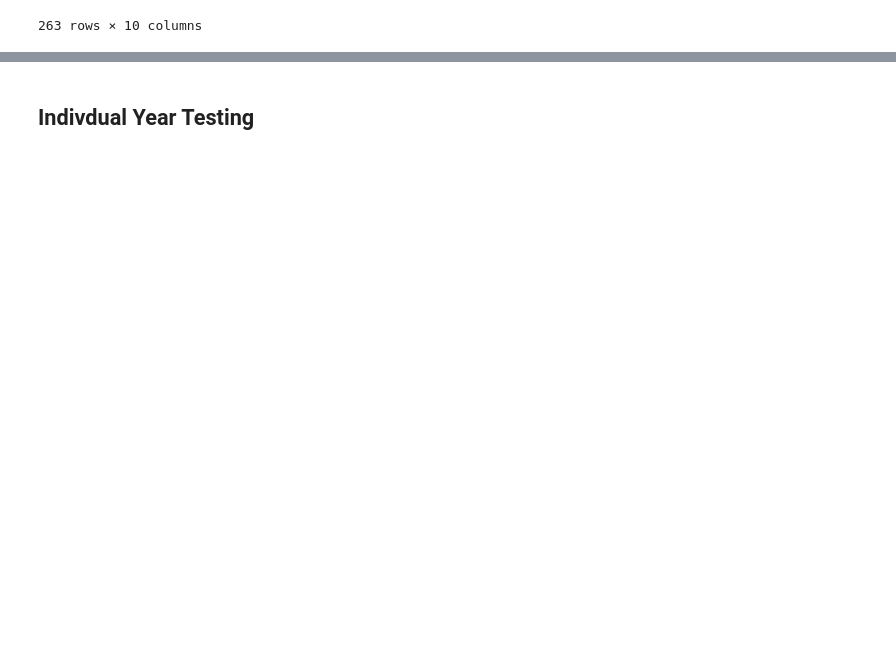
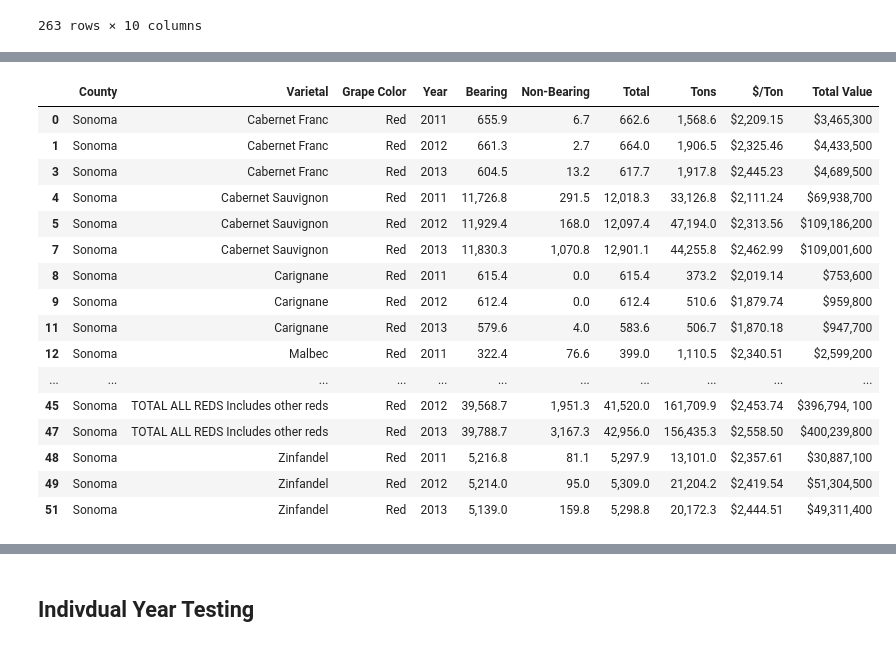
Before and after one commit to oscar6688/Farm-Smoke-Project, a Jupyter notebook: 2001-2021_sonoma_red_varieties.ipynb, the cells around one changed output, grey strips where cells are left out. Cells and saved outputs as stored; diff of their text form; code cells hidden in the pictures; blank space fills up the shorter version.

Commit message:
OCR12_13 reports; added 12 to df not check 11 13

```diff
--- a/2001-2021_sonoma_red_varieties.ipynb
+++ b/2001-2021_sonoma_red_varieties.ipynb
@@ -699,0 +979,16 @@ sonoma_2001_sorted
+# %%
+varietal_names = np.array(['Cabernet Franc',
+                            'Cabernet Sauvignon',
+                            'Carignane',
+                            'Malbec',
+                            'Merlot',
+                            'Meunier',
+                            'Petite Sirah',
+                            'Petite Verdot',
+                            'Pinot Noir',
+                            'Sangiovese',
+                            'Syrah-Shiraz',
+                            'Zinfandel',
+                            'TOTAL ALL REDS Includes other reds'])
+varietal_names_repeated = varietal_names.repeat(2)
+varietal_names_repeated
@@ -699,0 +1004,8 @@ sonoma_2001_sorted
+# %%
+df_2012_right_columns['Varietal'] = varietal_names_repeated
+df_2012_right_columns['Year'] = df_2012_right_columns['Year'].astype('int')
+df_2012_right_columns_cleaned = df_2012_right_columns.astype(str)
+df_2012_right_columns_cleaned['Total Value'] = df_2012_right_columns_cleaned['Total Value'].str.replace('*', '', regex=False)
+df_2012_right_columns_cleaned['Total Value'] = df_2012_right_columns_cleaned['Total Value'].str.replace(' ', '')
+df_2012_right_columns_cleaned['$/Ton'] = df_2012_right_columns_cleaned['$/Ton'].str.replace(' ', '')
+df_2012_right_columns_cleaned
@@ -699,0 +1050,4 @@ sonoma_2001_sorted
+# %%
+report_11_12_13_combined = pd.concat([df_2013_right_columns_cleaned, df_2012_right_columns_cleaned])
+report_11_12_13_combined_changed = report_11_12_13_combined.drop_duplicates().sort_values(['Varietal', 'Year']).reset_index(drop=True)
+report_11_12_13_combined_changed[report_11_12_13_combined_changed.duplicated(subset=['Varietal','Year'], keep=False)]
@@ -699,0 +1072,4 @@ sonoma_2001_sorted
+# %%
+# Drop 2012 duplicates; compare between 2013's 2012 version and 2012 version
+red_11_12_13_drop_duplicates = report_11_12_13_combined_changed.drop_duplicates(subset=['Varietal', 'Year'], keep='first')
+red_11_12_13_drop_duplicates
@@ -699,0 +1094,27 @@ sonoma_2001_sorted
+# %%
+red_11_12_13_drop_duplicates['County'] = 'Sonoma'
+red_11_12_13_drop_duplicates['Grape Color'] = 'Red'
+county_column = red_11_12_13_drop_duplicates['County']
+grape_color_column = red_11_12_13_drop_duplicates['Grape Color']
+red_11_12_13_drop_duplicates = red_11_12_13_drop_duplicates.drop(['County', 'Grape Color'], axis=1)
+red_11_12_13_drop_duplicates.insert(0, 'County', county_column)
+red_11_12_13_drop_duplicates.insert(2, 'Grape Color', grape_color_column)
+red_11_12_13_drop_duplicates
+# %% [output]
+|  | County | Varietal | Grape Color | Year | Bearing | Non-Bearing | Total | Tons | $/Ton | Total Value |
+| 0 | Sonoma | Cabernet Franc | Red | 2011 | 655.9 | 6.7 | 662.6 | 1,568.6 | $2,209.15 | $3,465,300 |
+| 1 | Sonoma | Cabernet Franc | Red | 2012 | 661.3 | 2.7 | 664.0 | 1,906.5 | $2,325.46 | $4,433,500 |
+| 3 | Sonoma | Cabernet Franc | Red | 2013 | 604.5 | 13.2 | 617.7 | 1,917.8 | $2,445.23 | $4,689,500 |
+| 4 | Sonoma | Cabernet Sauvignon | Red | 2011 | 11,726.8 | 291.5 | 12,018.3 | 33,126.8 | $2,111.24 | $69,938,700 |
+| 5 | Sonoma | Cabernet Sauvignon | Red | 2012 | 11,929.4 | 168.0 | 12,097.4 | 47,194.0 | $2,313.56 | $109,186,200 |
+| 7 | Sonoma | Cabernet Sauvignon | Red | 2013 | 11,830.3 | 1,070.8 | 12,901.1 | 44,255.8 | $2,462.99 | $109,001,600 |
+| 8 | Sonoma | Carignane | Red | 2011 | 615.4 | 0.0 | 615.4 | 373.2 | $2,019.14 | $753,600 |
+| 9 | Sonoma | Carignane | Red | 2012 | 612.4 | 0.0 | 612.4 | 510.6 | $1,879.74 | $959,800 |
+| 11 | Sonoma | Carignane | Red | 2013 | 579.6 | 4.0 | 583.6 | 506.7 | $1,870.18 | $947,700 |
+| 12 | Sonoma | Malbec | Red | 2011 | 322.4 | 76.6 | 399.0 | 1,110.5 | $2,340.51 | $2,599,200 |
+| ... | ... | ... | ... | ... | ... | ... | ... | ... | ... | ... |
+| 45 | Sonoma | TOTAL ALL REDS Includes other reds | Red | 2012 | 39,568.7 | 1,951.3 | 41,520.0 | 161,709.9 | $2,453.74 | $396,794, 100 |
+| 47 | Sonoma | TOTAL ALL REDS Includes other reds | Red | 2013 | 39,788.7 | 3,167.3 | 42,956.0 | 156,435.3 | $2,558.50 | $400,239,800 |
+| 48 | Sonoma | Zinfandel | Red | 2011 | 5,216.8 | 81.1 | 5,297.9 | 13,101.0 | $2,357.61 | $30,887,100 |
+| 49 | Sonoma | Zinfandel | Red | 2012 | 5,214.0 | 95.0 | 5,309.0 | 21,204.2 | $2,419.54 | $51,304,500 |
+| 51 | Sonoma | Zinfandel | Red | 2013 | 5,139.0 | 159.8 | 5,298.8 | 20,172.3 | $2,444.51 | $49,311,400 |
```
Also changed, not shown: parts of 27 cells of this notebook, 1 other file.
